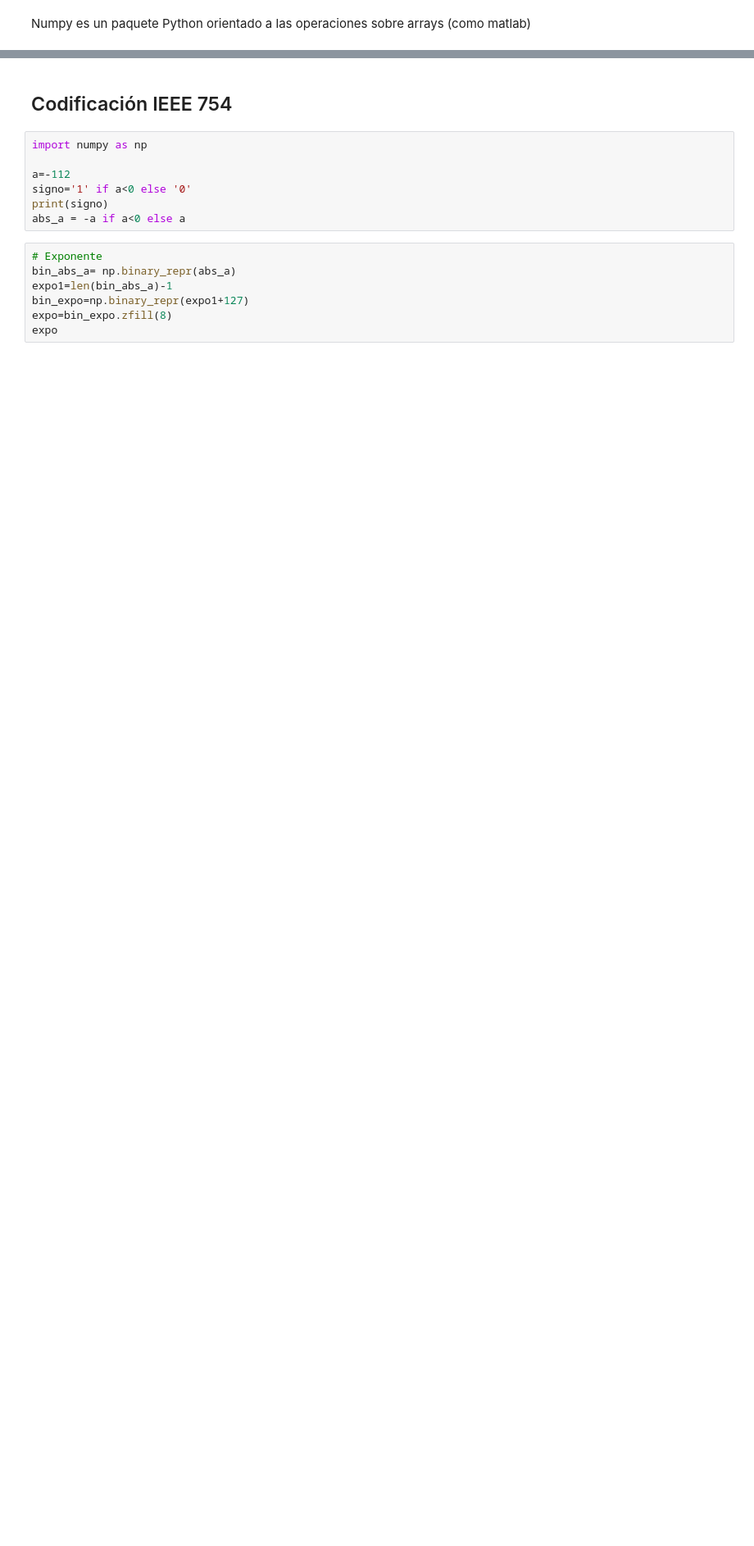
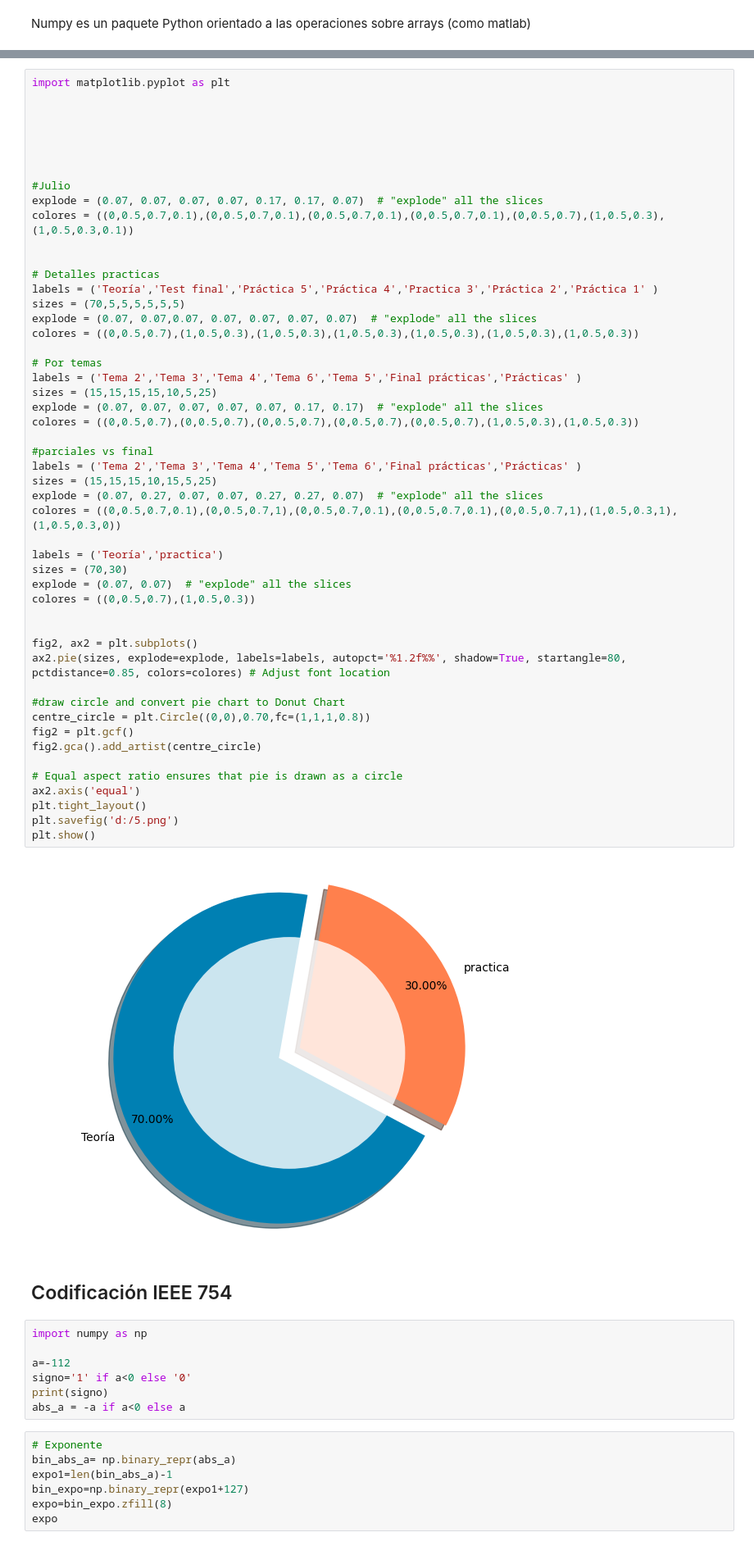
Before and after one commit to luisfromero/fucomp, a Jupyter notebook: jupyter/intro_python.ipynb, the cells around one changed output, grey strips where cells are left out. Shown at 82% size. Saved outputs shown, nothing was run; the diff lists cells and outputs as text; blank space fills up the shorter version.

```diff
--- a/jupyter/intro_python.ipynb
+++ b/jupyter/intro_python.ipynb
@@ -341,3 +324,55 @@ plt.show()
+# %%
+import matplotlib.pyplot as plt
+
+
+
+
+
+
+#Julio
+explode = (0.07, 0.07, 0.07, 0.07, 0.17, 0.17, 0.07)  # "explode" all the slices
+colores = ((0,0.5,0.7,0.1),(0,0.5,0.7,0.1),(0,0.5,0.7,0.1),(0,0.5,0.7,0.1),(0,0.5,0.7),(1,0.5,0.3),(1,0.5,0.3,0.1))
+
+
+# Detalles practicas
+labels = ('Teoría','Test final','Práctica 5','Práctica 4','Practica 3','Práctica 2','Práctica 1' )
+sizes = (70,5,5,5,5,5,5)
+explode = (0.07, 0.07,0.07, 0.07, 0.07, 0.07, 0.07)  # "explode" all the slices
+colores = ((0,0.5,0.7),(1,0.5,0.3),(1,0.5,0.3),(1,0.5,0.3),(1,0.5,0.3),(1,0.5,0.3),(1,0.5,0.3))
+
+# Por temas
+labels = ('Tema 2','Tema 3','Tema 4','Tema 6','Tema 5','Final prácticas','Prácticas' )
+sizes = (15,15,15,15,10,5,25)
+explode = (0.07, 0.07, 0.07, 0.07, 0.07, 0.17, 0.17)  # "explode" all the slices
+colores = ((0,0.5,0.7),(0,0.5,0.7),(0,0.5,0.7),(0,0.5,0.7),(0,0.5,0.7),(1,0.5,0.3),(1,0.5,0.3))
+
+#parciales vs final
+labels = ('Tema 2','Tema 3','Tema 4','Tema 5','Tema 6','Final prácticas','Prácticas' )
+sizes = (15,15,15,10,15,5,25)
+explode = (0.07, 0.27, 0.07, 0.07, 0.27, 0.27, 0.07)  # "explode" all the slices
+colores = ((0,0.5,0.7,0.1),(0,0.5,0.7,1),(0,0.5,0.7,0.1),(0,0.5,0.7,0.1),(0,0.5,0.7,1),(1,0.5,0.3,1),(1,0.5,0.3,0))
+
+labels = ('Teoría','practica')
+sizes = (70,30)
+explode = (0.07, 0.07)  # "explode" all the slices
+colores = ((0,0.5,0.7),(1,0.5,0.3))
+
+
+fig2, ax2 = plt.subplots()
+ax2.pie(sizes, explode=explode, labels=labels, autopct='%1.2f%%', shadow=True, startangle=80, pctdistance=0.85, colors=colores) # Adjust font location
+
+#draw circle and convert pie chart to Donut Chart
+centre_circle = plt.Circle((0,0),0.70,fc=(1,1,1,0.8))
+fig2 = plt.gcf()
+fig2.gca().add_artist(centre_circle)
+
+# Equal aspect ratio ensures that pie is drawn as a circle
+ax2.axis('equal')
+plt.tight_layout()
+plt.savefig('d:/5.png')
+plt.show()
+# %% [output]
+[figure, added]
 # %% [markdown]
 #
 
```
Also changed, not shown: parts of 14 cells of this notebook, 15 other files.
